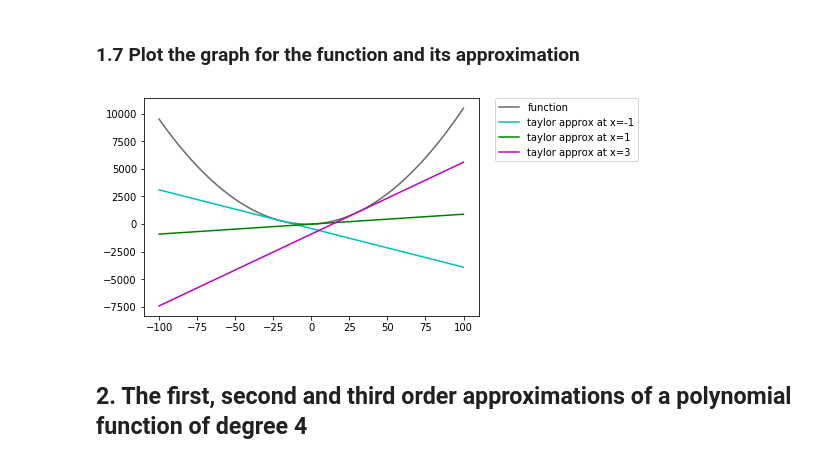
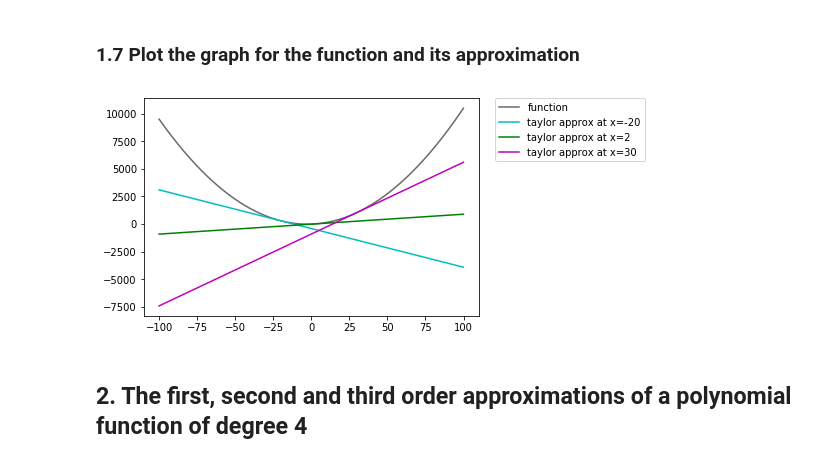
Before and after one commit to dahyedahye/Mathematical-Foundation-for-Computer-Vision-and-Machine-Learning, a Jupyter notebook: MFVCML_Assignment02.ipynb, the cells around one changed output. Saved outputs shown, nothing was run; the diff lists cells and outputs as text; code cells hidden in the pictures.

```diff
--- a/MFVCML_Assignment02.ipynb
+++ b/MFVCML_Assignment02.ipynb
@@ -43,21 +43,21 @@ z2 = 2
 z3 = 30
 Tf = myDeTwoFunction(x)
 Df = myDerivativeFunction(x)
-Ft1 = myTaylorAppox(z1)
-Ft2 = myTaylorAppox(z2)
-Ft3 = myTaylorAppox(z3)
+Ft1 = firstTaylor(z1)
+Ft2 = firstTaylor(z2)
+Ft3 = firstTaylor(z3)
 # %% [markdown]
 ### 1.7 Plot the graph for the function and its approximation
 # %%
 plt.figure(1)
 plt.plot(x, Tf, 'dimgrey', label="function")
-plt.plot(x, Ft1, 'c', label="taylor approx at x=-1")
-plt.plot(x, Ft2, 'g', label="taylor approx at x=1")
-plt.plot(x, Ft3, 'm', label="taylor approx at x=3")
+plt.plot(x, Ft1, 'c', label="taylor approx at x=-20")
+plt.plot(x, Ft2, 'g', label="taylor approx at x=2")
+plt.plot(x, Ft3, 'm', label="taylor approx at x=30")
 plt.legend(bbox_to_anchor=(1.05, 1), loc=2, borderaxespad=0.)
 plt.show()
 # %% [output]
-[figure, old version]
+[figure, new version]
 # %% [markdown]
 ## 2. The first, second and third order approximations of a polynomial function of degree 4
 # %% [markdown]
```
